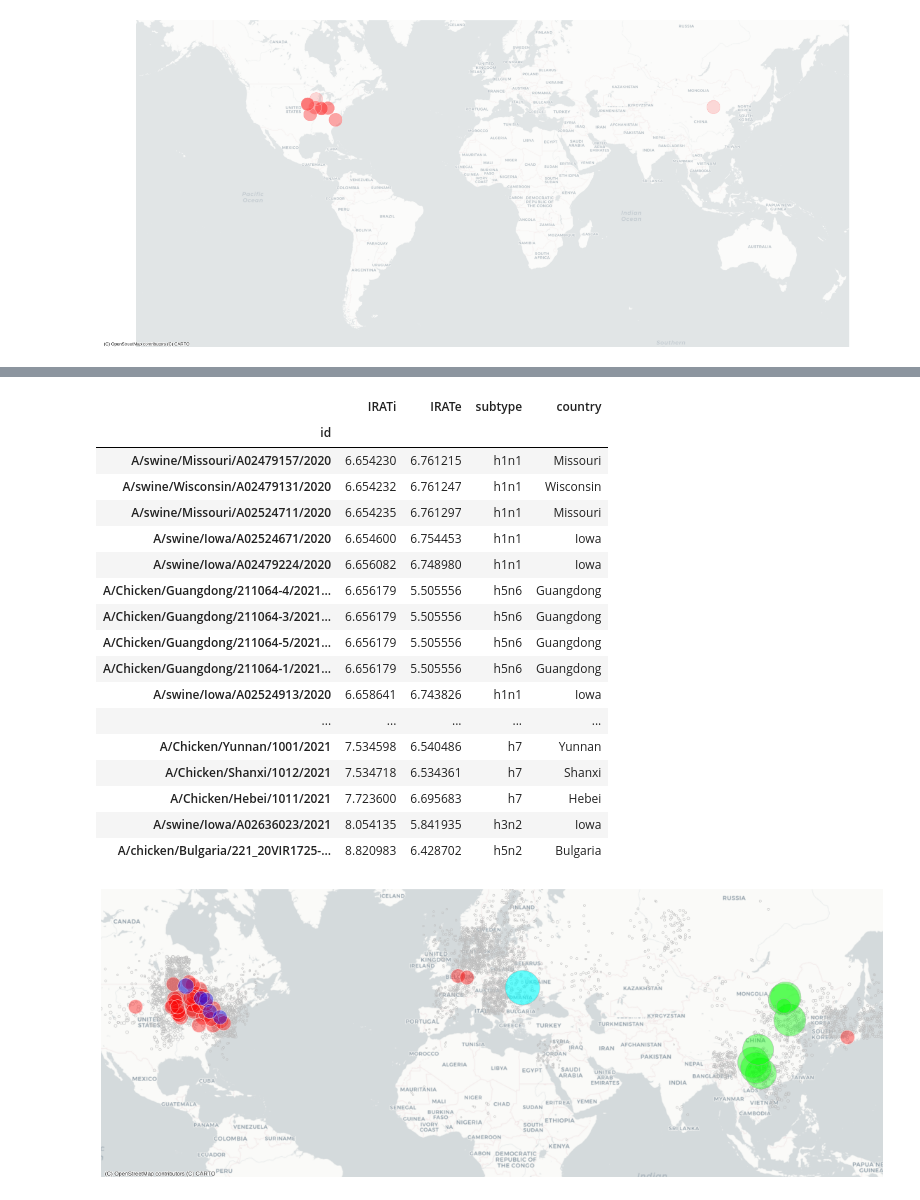
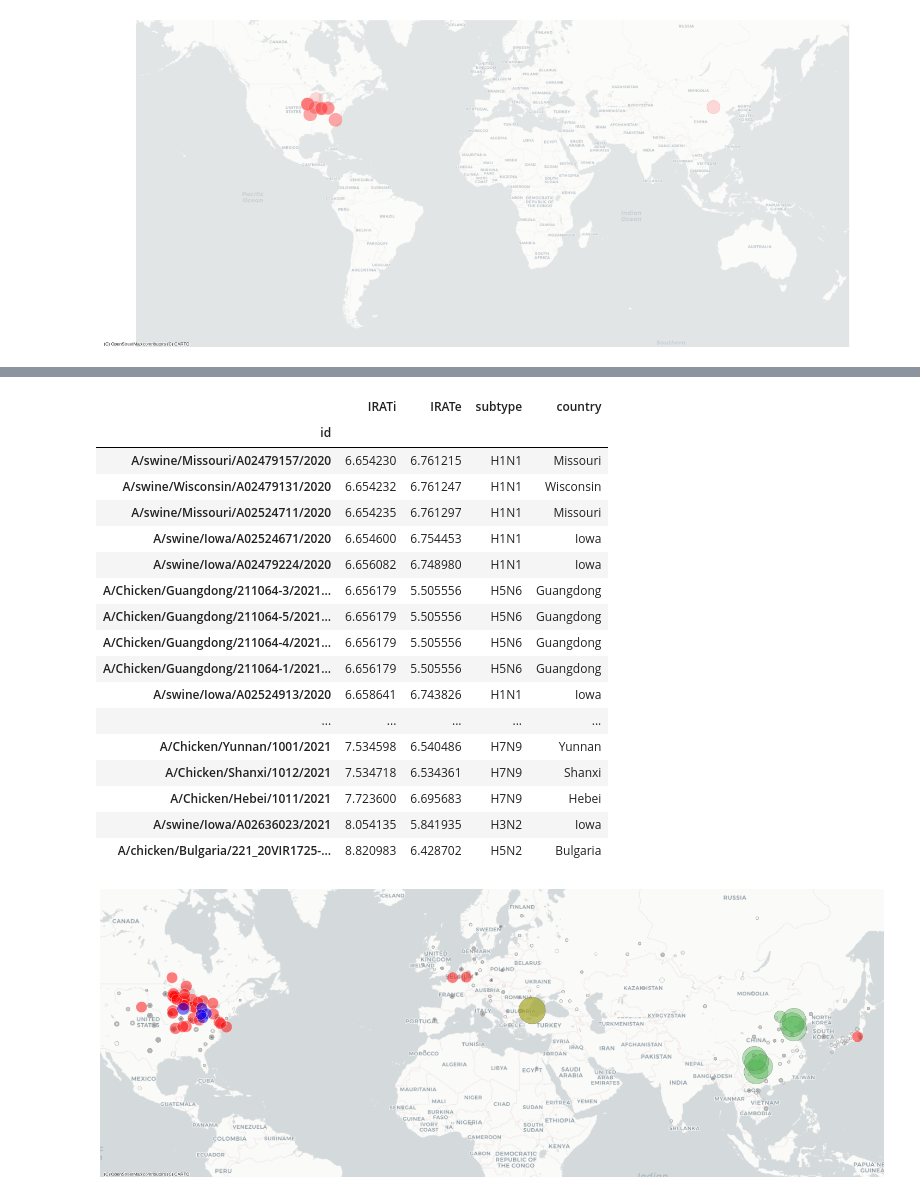
Before and after one commit to zeroknowledgediscovery/emergenet, a Jupyter notebook: irat_qnet/preddata/georisk.ipynb, the cells around one changed output, grey strips where cells are left out. Saved outputs shown, nothing was run; the diff lists cells and outputs as text; code cells hidden in the pictures.

```diff
--- a/irat_qnet/preddata/georisk.ipynb
+++ b/irat_qnet/preddata/georisk.ipynb
@@ -5,5 +5,7 @@ import glob
 
 #FILES=glob.glob('predictions/*h[0-9]*csv')
 FILES=glob.glob('../results/animal_predictions/*csv')
+FILES=glob.glob('../results/animal_predictions/combined_results.csv')
 
-pd.read_csv(FILES[0])
+seqf=pd.read_csv(FILES[0])
+seqf=seqf.rename(columns={'predicted_emergence_score':'IRATe','predicted_impact_score':'IRATi'})
@@ -24,11 +11,0 @@ pd.read_csv(FILES[0])
-# %%
-seqf=pd.DataFrame()
-
-for file in FILES:
-    print(file)
-    #cols=['id','geometric_mean_risk']
-    seqf2=pd.read_csv(file).dropna()#.head(15)
-    #seqf2['IRATe']=(-8.1*seqf2.geometric_mean_risk) + 6.2
-    seqf2=seqf2.rename(columns={'predicted_emergence_score':'IRATe','predicted_impact_score':'IRATi'})
-    seqf2['subtype']=file.split('/')[-1].replace('.csv','')
-    seqf=pd.concat([seqf,seqf2])
@@ -368,26 +328,27 @@ mf.sort_values('IRATi').tail(50)
 # %% [output]
 |  | IRATi | IRATe | subtype | country |
 | id |  |  |  |  |
-| A/swine/Missouri/A02479157/2020 | 6.654230 | 6.761215 | h1n1 | Missouri |
-| A/swine/Wisconsin/A02479131/2020 | 6.654232 | 6.761247 | h1n1 | Wisconsin |
-| A/swine/Missouri/A02524711/2020 | 6.654235 | 6.761297 | h1n1 | Missouri |
-| A/swine/Iowa/A02524671/2020 | 6.654600 | 6.754453 | h1n1 | Iowa |
-| A/swine/Iowa/A02479224/2020 | 6.656082 | 6.748980 | h1n1 | Iowa |
-| A/Chicken/Guangdong/211064-4/2021... | 6.656179 | 5.505556 | h5n6 | Guangdong |
-| A/Chicken/Guangdong/211064-3/2021... | 6.656179 | 5.505556 | h5n6 | Guangdong |
-| A/Chicken/Guangdong/211064-5/2021... | 6.656179 | 5.505556 | h5n6 | Guangdong |
-| A/Chicken/Guangdong/211064-1/2021... | 6.656179 | 5.505556 | h5n6 | Guangdong |
-| A/swine/Iowa/A02524913/2020 | 6.658641 | 6.743826 | h1n1 | Iowa |
+| A/swine/Missouri/A02479157/2020 | 6.654230 | 6.761215 | H1N1 | Missouri |
+| A/swine/Wisconsin/A02479131/2020 | 6.654232 | 6.761247 | H1N1 | Wisconsin |
+| A/swine/Missouri/A02524711/2020 | 6.654235 | 6.761297 | H1N1 | Missouri |
+| A/swine/Iowa/A02524671/2020 | 6.654600 | 6.754453 | H1N1 | Iowa |
+| A/swine/Iowa/A02479224/2020 | 6.656082 | 6.748980 | H1N1 | Iowa |
+| A/Chicken/Guangdong/211064-3/2021... | 6.656179 | 5.505556 | H5N6 | Guangdong |
+| A/Chicken/Guangdong/211064-5/2021... | 6.656179 | 5.505556 | H5N6 | Guangdong |
+| A/Chicken/Guangdong/211064-4/2021... | 6.656179 | 5.505556 | H5N6 | Guangdong |
+| A/Chicken/Guangdong/211064-1/2021... | 6.656179 | 5.505556 | H5N6 | Guangdong |
+| A/swine/Iowa/A02524913/2020 | 6.658641 | 6.743826 | H1N1 | Iowa |
 | ... | ... | ... | ... | ... |
-| A/Chicken/Yunnan/1001/2021 | 7.534598 | 6.540486 | h7 | Yunnan |
-| A/Chicken/Shanxi/1012/2021 | 7.534718 | 6.534361 | h7 | Shanxi |
-| A/Chicken/Hebei/1011/2021 | 7.723600 | 6.695683 | h7 | Hebei |
-| A/swine/Iowa/A02636023/2021 | 8.054135 | 5.841935 | h3n2 | Iowa |
-| A/chicken/Bulgaria/221_20VIR1725-... | 8.820983 | 6.428702 | h5n2 | Bulgaria |
+| A/Chicken/Yunnan/1001/2021 | 7.534598 | 6.540486 | H7N9 | Yunnan |
+| A/Chicken/Shanxi/1012/2021 | 7.534718 | 6.534361 | H7N9 | Shanxi |
+| A/Chicken/Hebei/1011/2021 | 7.723600 | 6.695683 | H7N9 | Hebei |
+| A/swine/Iowa/A02636023/2021 | 8.054135 | 5.841935 | H3N2 | Iowa |
+| A/chicken/Bulgaria/221_20VIR1725-... | 8.820983 | 6.428702 | H5N2 | Bulgaria |
 # %%
 pf_=geo_DF__.copy()
 pf_['xscore']=np.sqrt(geo_DF__.IRATe*geo_DF__.IRATi)
-F=8
+pf__=pf_.copy()
+F=5
 def perturb_coord1(row):
     return row.latitude+F*np.random.rand()
 def perturb_coord2(row):
@@ -402,6 +363,7 @@ NUM=50
 # %%
 pf=pf_.sort_values('xscore',ascending=False).head(NUM)
 pf1=pf_.sort_values('xscore',ascending=False).tail(pf_.index.size-NUM)
+pf1=pf__.set_index('id').loc[pf1.id]
 # %%
 cmap = cm.gist_rainbow
 cmap = cm.gray
@@ -412,43 +374,43 @@ df1 = geopandas.read_file(fname1)
 plt.style.use('dark_background')
 plt.style.use('seaborn-whitegrid')
 df1__ = df1.to_crs(epsg=3857) # reproject it in Web mercator
 ax1 = df1__.plot(figsize=(20,20), alpha=.05, edgecolor='w')
 VMIN=pf[TVAR].min()
 VMAX=pf[TVAR].max()
 
 ALPHA=1
-plotRisk(pf1,ax=ax1,cmap=cmap,markersize=.1,ALPHA=ALPHA,mssize=mssize1,
-         markeredgecolor='#bbbbbb',variable=TVAR,VMIN=VMIN,colalpha=.15,colR=.9,colG=0.9,colB=0.9,
+plotRisk(pf1,ax=ax1,cmap=cmap,markersize=.3,ALPHA=ALPHA,mssize=mssize1,
+         markeredgecolor='.7',variable=TVAR,VMIN=VMIN,colalpha=.01,colR=.5,colG=0.5,colB=0.5,
          VMAX=VMAX)
 
-plotRisk(pf[pf.subtype=='h1n1'],ax=ax1,cmap=cmap,markersize=1.5,ALPHA=ALPHA,mssize=mssize1,
-         markeredgecolor='#ffeeee',variable=TVAR,VMIN=VMIN,colalpha=.4,colR=1,colG=0,colB=0,
+plotRisk(pf[pf.subtype=='H1N1'],ax=ax1,cmap=cmap,markersize=1.5,ALPHA=ALPHA,mssize=mssize1,
+         markeredgecolor='#ffeeee',variable=TVAR,VMIN=VMIN,colalpha=.5,colR=1,colG=0,colB=0,
          VMAX=VMAX)
 
-plotRisk(pf[pf.subtype=='h7'],ax=ax1,cmap=cmap,markersize=1.5,ALPHA=ALPHA,mssize=mssize1,
-         markeredgecolor='#aaaaaa',variable=TVAR,VMIN=VMIN,colalpha=.4,colR=0,colG=1,colB=0,
+plotRisk(pf[pf.subtype=='H7N9'],ax=ax1,cmap=cmap,markersize=1.5,ALPHA=ALPHA,mssize=mssize1,
+         markeredgecolor='#777777',variable=TVAR,VMIN=VMIN,colalpha=.4,colR=0.3,colG=.7,colB=0.3,
          VMAX=VMAX)
 
-plotRisk(pf[pf.subtype=='h3n2'],ax=ax1,cmap=cmap,markersize=1.5,ALPHA=ALPHA,mssize=mssize1,
-         markeredgecolor='#ffeeee',variable=TVAR,VMIN=VMIN,colalpha=.4,colR=0,colG=0,colB=1,
+plotRisk(pf[pf.subtype=='H3N2'],ax=ax1,cmap=cmap,markersize=1.5,ALPHA=ALPHA,mssize=mssize1,
+         markeredgecolor='#ffeeee',variable=TVAR,VMIN=VMIN,colalpha=.5,colR=0,colG=0,colB=1,
          VMAX=VMAX)
 
-plotRisk(pf[pf.subtype=='h5n2'],ax=ax1,cmap=cmap,markersize=1.5,ALPHA=ALPHA,mssize=mssize1,
-         markeredgecolor='#aaaaaa',variable=TVAR,VMIN=VMIN,colalpha=.6,colR=0,colG=1,colB=1,
+plotRisk(pf[pf.subtype=='H5N2'],ax=ax1,cmap=cmap,markersize=1.5,ALPHA=ALPHA,mssize=mssize1,
+         markeredgecolor='#777777',variable=TVAR,VMIN=VMIN,colalpha=.6,colR=0.6,colG=.6,colB=0,
          VMAX=VMAX)
 
 
 
 #ctx.add_basemap(ax1,source=ctx.providers.Stamen.TonerLite,alpha=1)
 ctx.add_basemap(ax1,source=ctx.providers.CartoDB.Positron,alpha=1)
 #ctx.add_basemap(ax1,source=ctx.providers.Stamen.Toner)
 #ctx.add_basemap(ax1,source=ctx.providers.Stamen.Watercolor,alpha=.5)
 #ctx.add_basemap(ax1,source=ctx.providers.NASAGIBS.ViirsEarthAtNight2012,alpha=1)
 #ax1.set_ylim(-.85e7,.985e7)
 ax1.set_ylim(-.1e7,.985e7)
 ax1.set_xlim(-1.3e7,1.65e7)
 ax1.set_axis_off()
-#saveFIG(filename='../../tex/overleaf/Figures/bionorad.png')
+saveFIG(filename='../../tex/overleaf/Figures/bionorad.pdf')
 # %% [output]
-[figure, old version]
+[figure, new version]
 # %%
```
Also changed, not shown: parts of 14 cells of this notebook, 46 other files.
